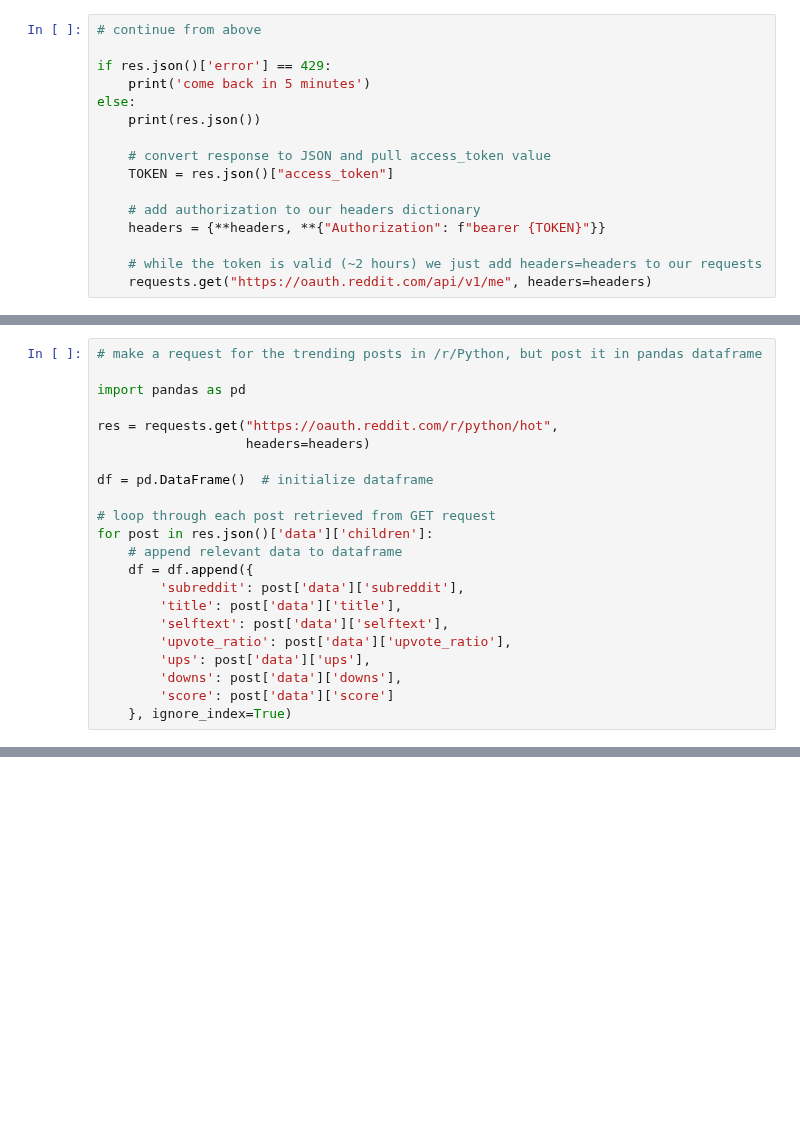
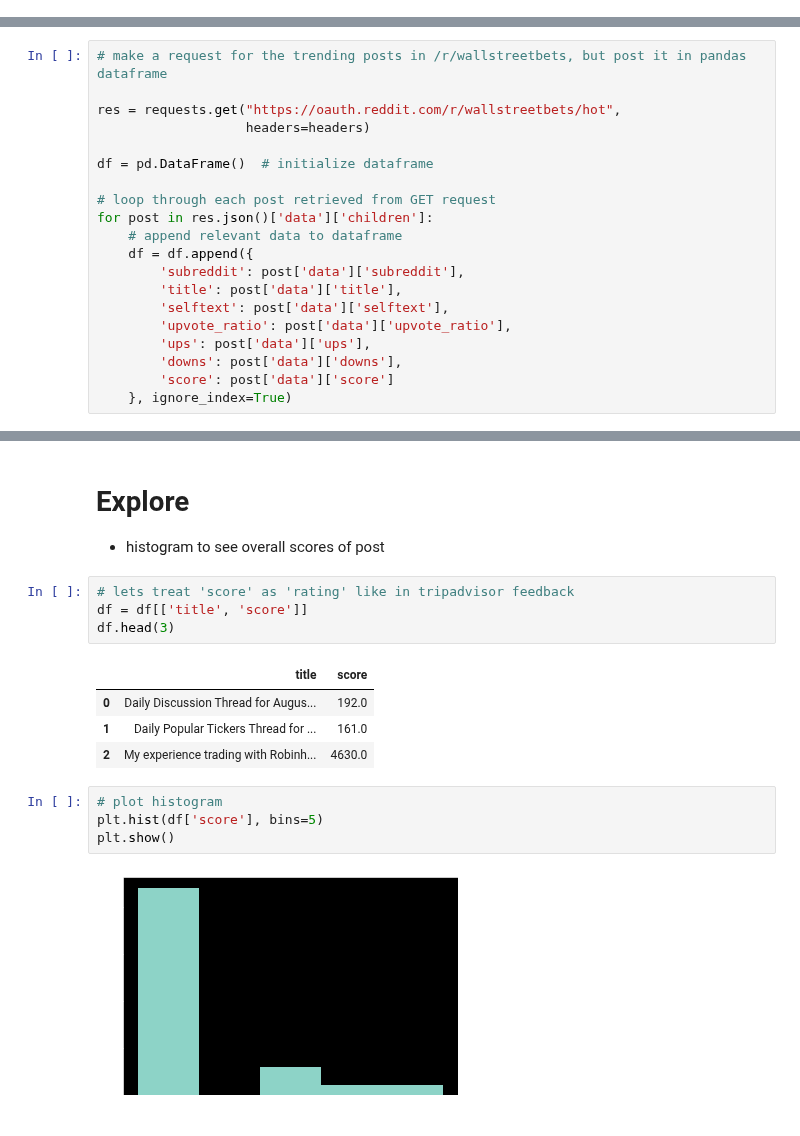
Before and after one commit to dwihdyn/ds-exploration, a Jupyter notebook: p3/d24-reddit-api.ipynb, the cells around one changed output, grey strips where cells are left out. Drawn from its saved outputs; the diff is of its cells as text; blank space fills up the shorter version.

```diff
--- a/p3/d24-reddit-api.ipynb
+++ b/p3/d24-reddit-api.ipynb
@@ -33,16 +61,0 @@ print(res.json())
-# %%
-# continue from above
-
-if res.json()['error'] == 429:
-    print('come back in 5 minutes')
-else:
-    print(res.json())
-
-    # convert response to JSON and pull access_token value
-    TOKEN = res.json()["access_token"]
-
-    # add authorization to our headers dictionary
-    headers = {**headers, **{"Authorization": f"bearer {TOKEN}"}}
-
-    # while the token is valid (~2 hours) we just add headers=headers to our requests
-    requests.get("https://oauth.reddit.com/api/v1/me", headers=headers)
@@ -58,9 +74,7 @@ JSONDecodeError: Expecting value: line 1 column 1 (char 0)
 # %%
-# make a request for the trending posts in /r/Python, but post it in pandas dataframe
+# make a request for the trending posts in /r/wallstreetbets, but post it in pandas dataframe
 
-import pandas as pd
-
-res = requests.get("https://oauth.reddit.com/r/python/hot",
+res = requests.get("https://oauth.reddit.com/r/wallstreetbets/hot",
                    headers=headers)
 
 df = pd.DataFrame()  # initialize dataframe
@@ -82,0 +101,19 @@ for post in res.json()['data']['children']:
+# %% [markdown]
+# Explore
+
+- histogram to see overall scores of post
+# %%
+# lets treat 'score' as 'rating' like in tripadvisor feedback
+df = df[['title', 'score']]
+df.head(3)
+# %% [output]
+|  | title | score |
+| 0 | Daily Discussion Thread for Augus... | 192.0 |
+| 1 | Daily Popular Tickers Thread for ... | 161.0 |
+| 2 | My experience trading with Robinh... | 4630.0 |
+# %%
+# plot histogram
+plt.hist(df['score'], bins=5)
+plt.show()
+# %% [output]
+[figure, added]
```
Also changed, not shown: parts of 21 cells of this notebook.
